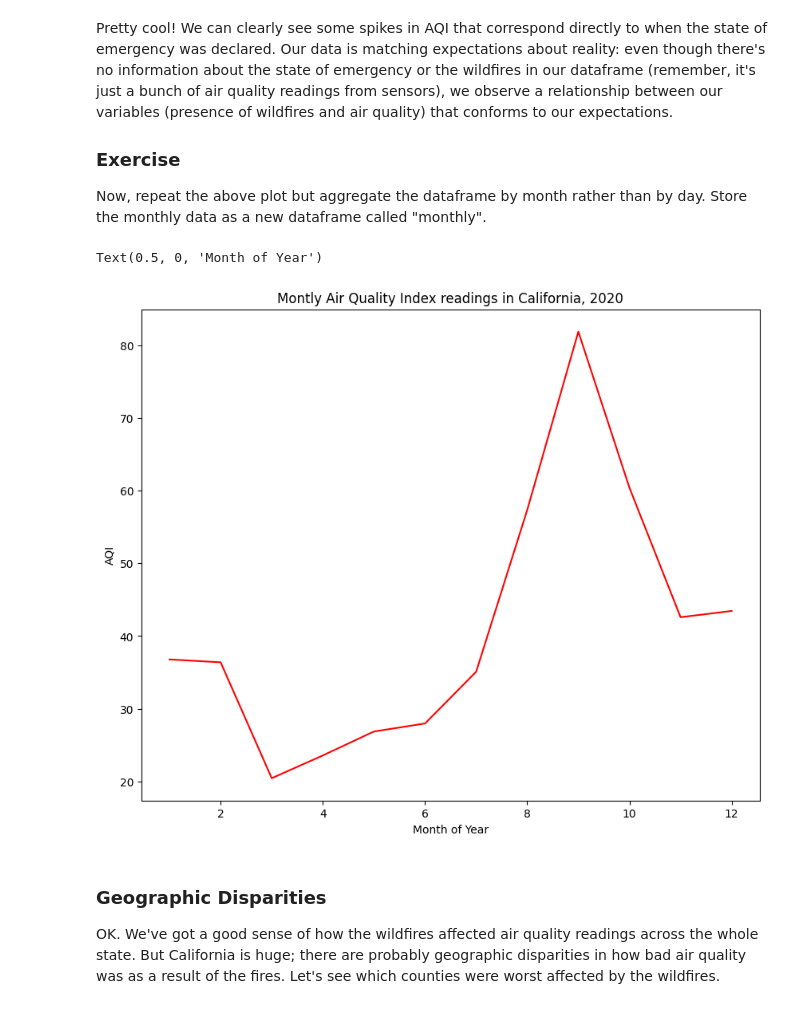
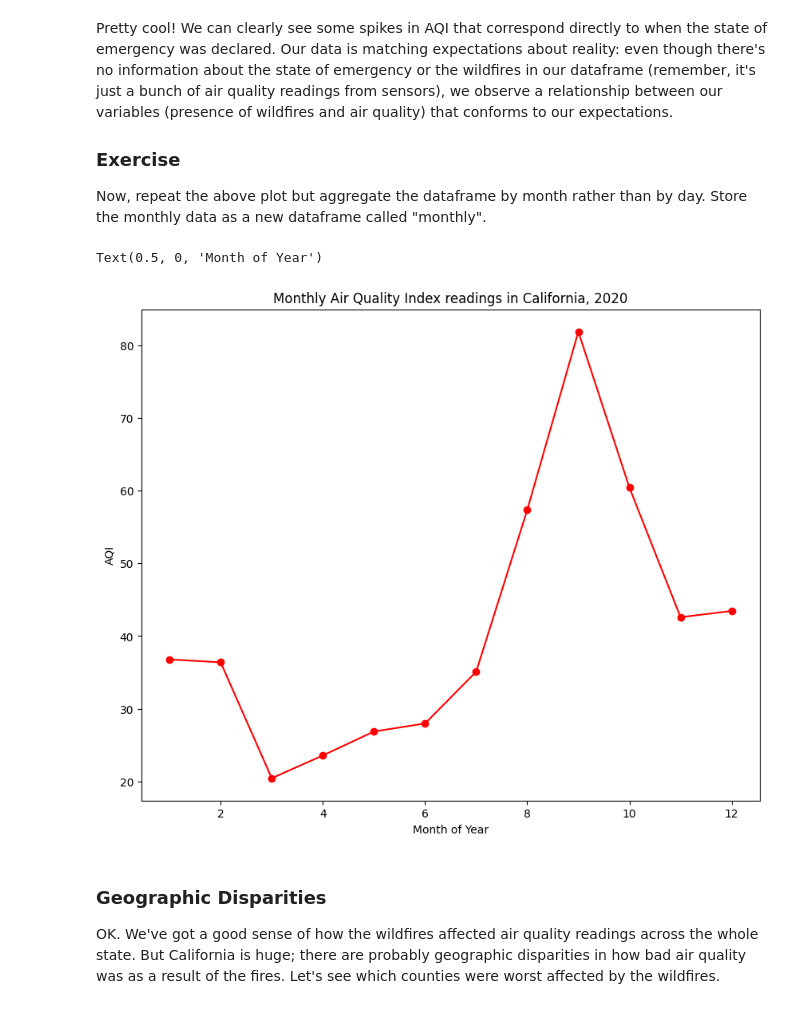
Before and after one commit to adaozdmr/QM2, a Jupyter notebook: notebooks/W03. Spatial Data.ipynb, the cells around one changed output. Cells and saved outputs as stored; diff of their text form; code cells hidden in the pictures.

```diff
--- a/notebooks/W03. Spatial Data.ipynb
+++ b/notebooks/W03. Spatial Data.ipynb
@@ -193,17 +208,17 @@ Now, repeat the above plot but aggregate the dataframe by month rather than by d
 # %%
 monthly=df.groupby('Month')['AQI'].mean()
 monthly
 
-# plot the daily data
-monthly.plot(color='red')
+# Plot the data with red lines and dots at each data point
+monthly.plot(color='red', marker='o', linestyle='-', markersize=6)
 
 #add title and axis labels
-plt.title('Montly Air Quality Index readings in California, 2020')
+plt.title('Monthly Air Quality Index readings in California, 2020')
 plt.ylabel('AQI')
 plt.xlabel('Month of Year')
 # %% [output]
 Text(0.5, 0, 'Month of Year')
-[figure, old version]
+[figure, new version]
 # %% [markdown]
 ### Geographic Disparities
 
```
Also changed, not shown: parts of 9 cells of this notebook.
